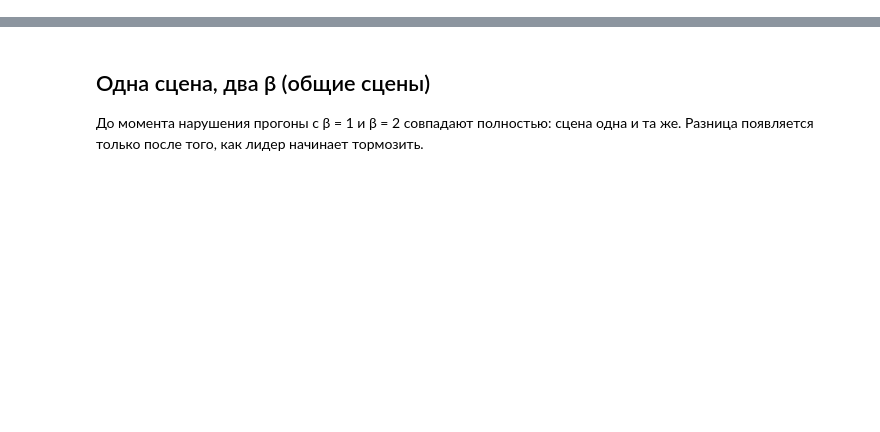
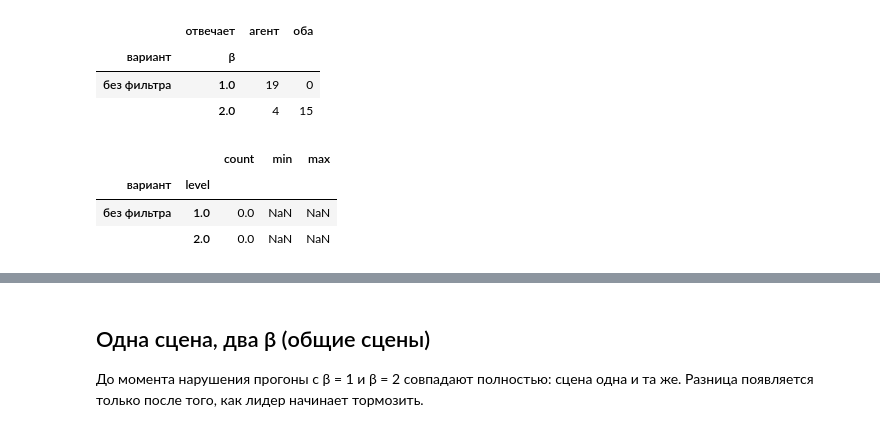
Before and after one commit to IIcon18/rss-rl-degradation, a Jupyter notebook: notebooks/03_shield_pilot.ipynb, the cells around one changed output, grey strips where cells are left out. Cells and saved outputs as stored; diff of their text form; code cells hidden in the pictures; blank space fills up the shorter version.

```diff
--- a/notebooks/03_shield_pilot.ipynb
+++ b/notebooks/03_shield_pilot.ipynb
@@ -70,0 +85,20 @@ summary
+# %%
+resp = responsibility_table(outcomes, logs)
+resp['вариант'] = [NAMES[(s, d)] for s, d in zip(resp['shield'], resp['reaction_delay'])]
+resp.to_csv(PILOT / 'responsibility.csv', index=False)
+(resp.pivot_table(index=['вариант', 'level'], columns='responsible', values='seed',
+                  aggfunc='size', fill_value=0, sort=False)
+     .rename_axis(index=['вариант', 'β'], columns='отвечает'))
+# %% [output]
+|  | отвечает | агент | оба |
+| вариант | β |  |  |
+| без фильтра | 1.0 | 19 | 0 |
+|  | 2.0 | 4 | 15 |
+# %%
+# время реакции агента (от момента опасности до команды торможения ≥ 4 м/с²)
+resp.groupby(['вариант', 'level'], sort=False)['reaction_time'].describe()[['count', 'min', 'max']].round(2)
+# %% [output]
+|  |  | count | min | max |
+| вариант | level |  |  |  |
+| без фильтра | 1.0 | 0.0 | NaN | NaN |
+|  | 2.0 | 0.0 | NaN | NaN |
```
Also changed, not shown: parts of 18 cells of this notebook, 37 other files.
